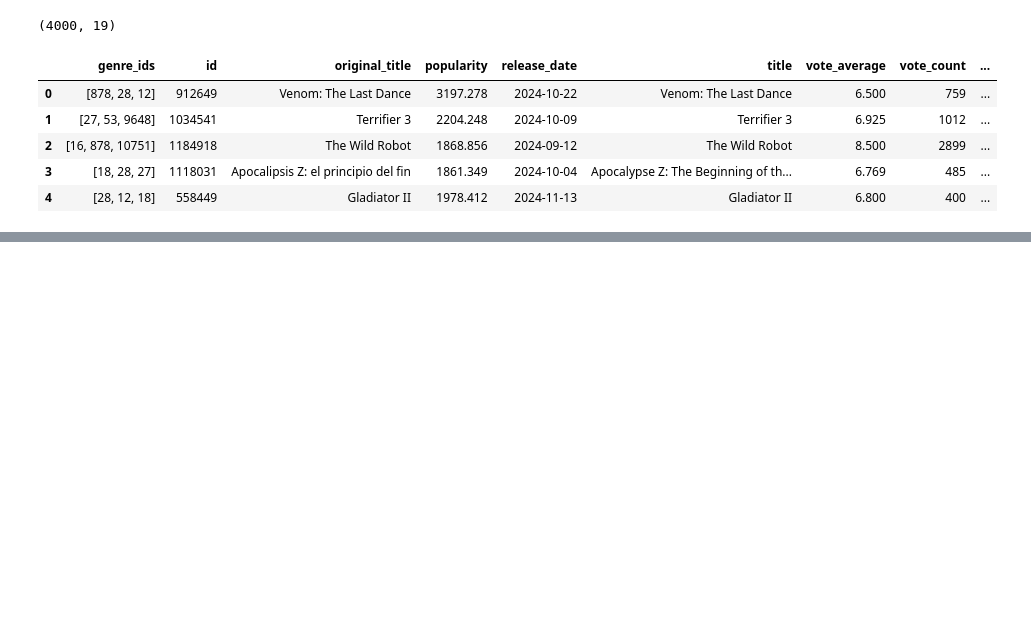
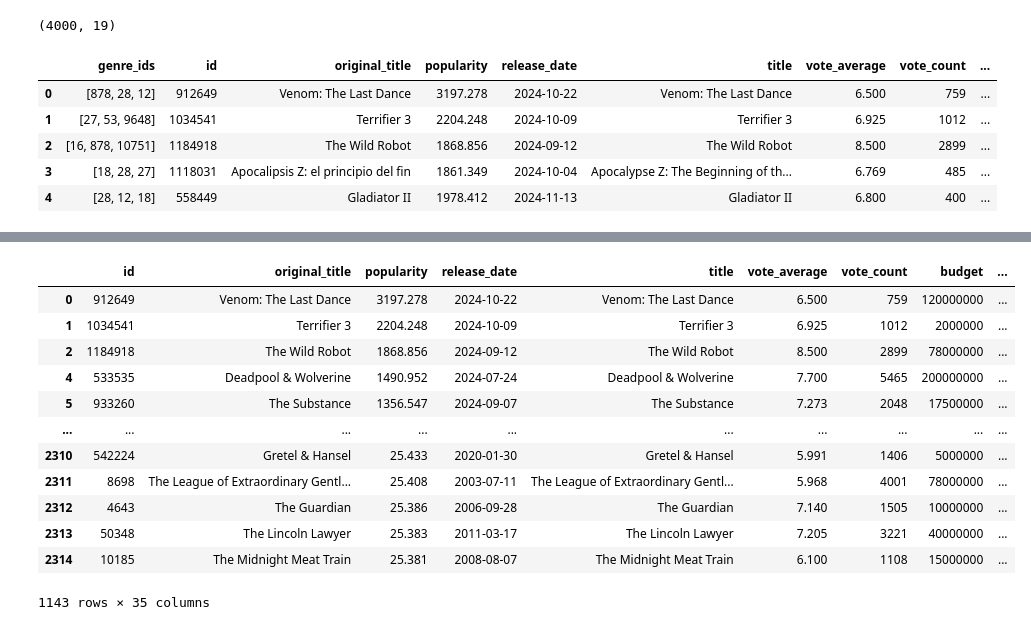
Before and after one commit to minhnhat-nguyen/HCMUS-Movie-Analytics, a Jupyter notebook: src/preprocessing/preprocess.ipynb, the cells around one changed output, grey strips where cells are left out. Drawn from its saved outputs; the diff is of its cells as text; code cells hidden in the pictures; blank space fills up the shorter version.

Commit message:
Fix genre boolean decompose

```diff
--- a/src/preprocessing/preprocess.ipynb
+++ b/src/preprocessing/preprocess.ipynb
@@ -32,11 +32,36 @@ dtype: object
 | 4 | False | /8mjYwWT50GkRrrRdyHzJorfEfcl.jpg | [28, 12, 18] | 558449 | en | Gladiator II | Years after witnessing the death ... | 1978.412 | ... |
 5 rows × 41 columns
 # %%
-columns_to_drop = ['adult', 'video', 'overview', 'original_language', 'by_release_opening', 'by_release_gross', 'by_region_opening', 'by_region_gross', 'genres', 'china_opening', 'china_gross','poster_path',
-                   'status', 'backdrop_path', 'poster_path', 'domestic_gross', 'asia_pacific_gross', 'europe_middle_east_and_africa_gross', 'latin_america_opening', 'latin_america_gross', 'tagline', 'spoken_languages',
-                   'revenue']
+columns_to_drop = [
+    "adult",
+    "video",
+    "overview",
+    "original_language",
+    "by_release_opening",
+    "by_release_gross",
+    "by_region_opening",
+    "by_region_gross",
+    "genres",
+    "china_opening",
+    "china_gross",
+    "poster_path",
+    "status",
+    "backdrop_path",
+    "poster_path",
+    "domestic_gross",
+    "asia_pacific_gross",
+    "europe_middle_east_and_africa_gross",
+    "latin_america_opening",
+    "latin_america_gross",
+    "tagline",
+    "spoken_languages",
+    "revenue",
+]
+
 raw_data = raw_data.drop(columns=columns_to_drop)
+
 print(raw_data.shape)
+
 raw_data.head()
 # %% [output]
 (4000, 19)
@@ -70,8 +81,6 @@ raw_data
 # %%
 with open('../../data/genres.json') as f:
     genre_ids = {i['id']: 'genre_' + i['name'].replace(' ', '_') for i in json.load(f)['genres']}
-"""for id, genre in genre_ids.items():
-    raw_data[genre] = (raw_data['genre_ids']).apply((lambda x: str(id) in x), engine = 'numba', engine_kwargs = {'nopython': True, 'parralel': True})"""
-genres = pd.DataFrame(raw_data['genre_ids'])
 for id, genre in genre_ids.items():
-    raw_data[genre] = genres.apply((lambda x: str(id) in x), axis=1)
+    raw_data[genre] = raw_data['genre_ids'].apply(lambda x: str(id) in x)
+raw_data
@@ -78,3 +101,19 @@ for id, genre in genre_ids.items():
 # %%
+raw_data = raw_data.loc[:, (raw_data != 0).any(axis=0)]
 cleaned_data = raw_data.drop(columns=['genre_ids'])
 cleaned_data.to_csv('../../data/cleaned_movies.csv', index=False)
+cleaned_data
+# %% [output]
+|  | id | original_title | popularity | release_date | title | vote_average | vote_count | budget | ... |
+| 0 | 912649 | Venom: The Last Dance | 3197.278 | 2024-10-22 | Venom: The Last Dance | 6.500 | 759 | 120000000 | ... |
+| 1 | 1034541 | Terrifier 3 | 2204.248 | 2024-10-09 | Terrifier 3 | 6.925 | 1012 | 2000000 | ... |
+| 2 | 1184918 | The Wild Robot | 1868.856 | 2024-09-12 | The Wild Robot | 8.500 | 2899 | 78000000 | ... |
+| 4 | 533535 | Deadpool & Wolverine | 1490.952 | 2024-07-24 | Deadpool & Wolverine | 7.700 | 5465 | 200000000 | ... |
+| 5 | 933260 | The Substance | 1356.547 | 2024-09-07 | The Substance | 7.273 | 2048 | 17500000 | ... |
+| ... | ... | ... | ... | ... | ... | ... | ... | ... | ... |
+| 2310 | 542224 | Gretel & Hansel | 25.433 | 2020-01-30 | Gretel & Hansel | 5.991 | 1406 | 5000000 | ... |
+| 2311 | 8698 | The League of Extraordinary Gentl... | 25.408 | 2003-07-11 | The League of Extraordinary Gentl... | 5.968 | 4001 | 78000000 | ... |
+| 2312 | 4643 | The Guardian | 25.386 | 2006-09-28 | The Guardian | 7.140 | 1505 | 10000000 | ... |
+| 2313 | 50348 | The Lincoln Lawyer | 25.383 | 2011-03-17 | The Lincoln Lawyer | 7.205 | 3221 | 40000000 | ... |
+| 2314 | 10185 | The Midnight Meat Train | 25.381 | 2008-08-07 | The Midnight Meat Train | 6.100 | 1108 | 15000000 | ... |
+1143 rows × 35 columns
```
Also changed, not shown: parts of 2 cells of this notebook, 1 other file.
